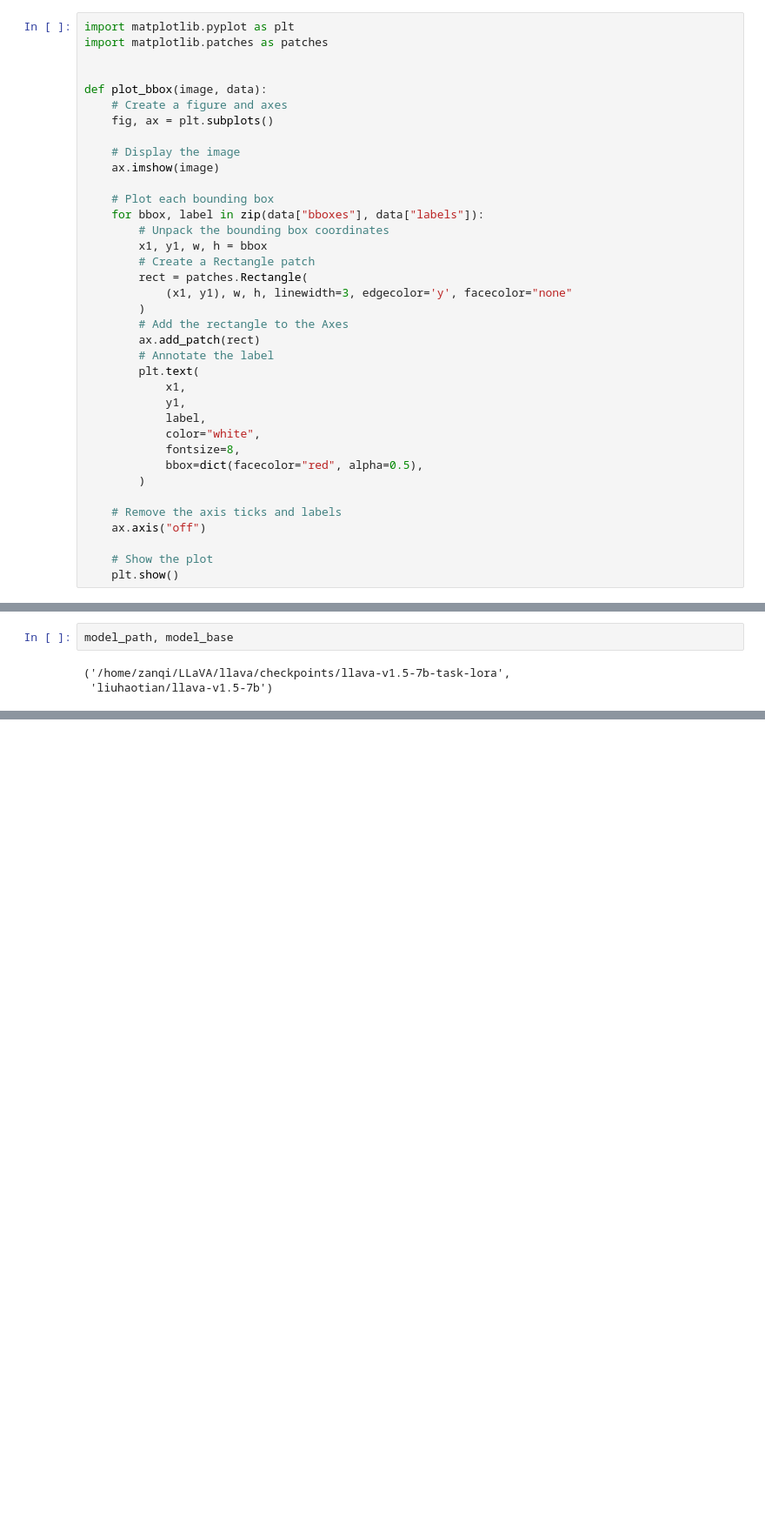
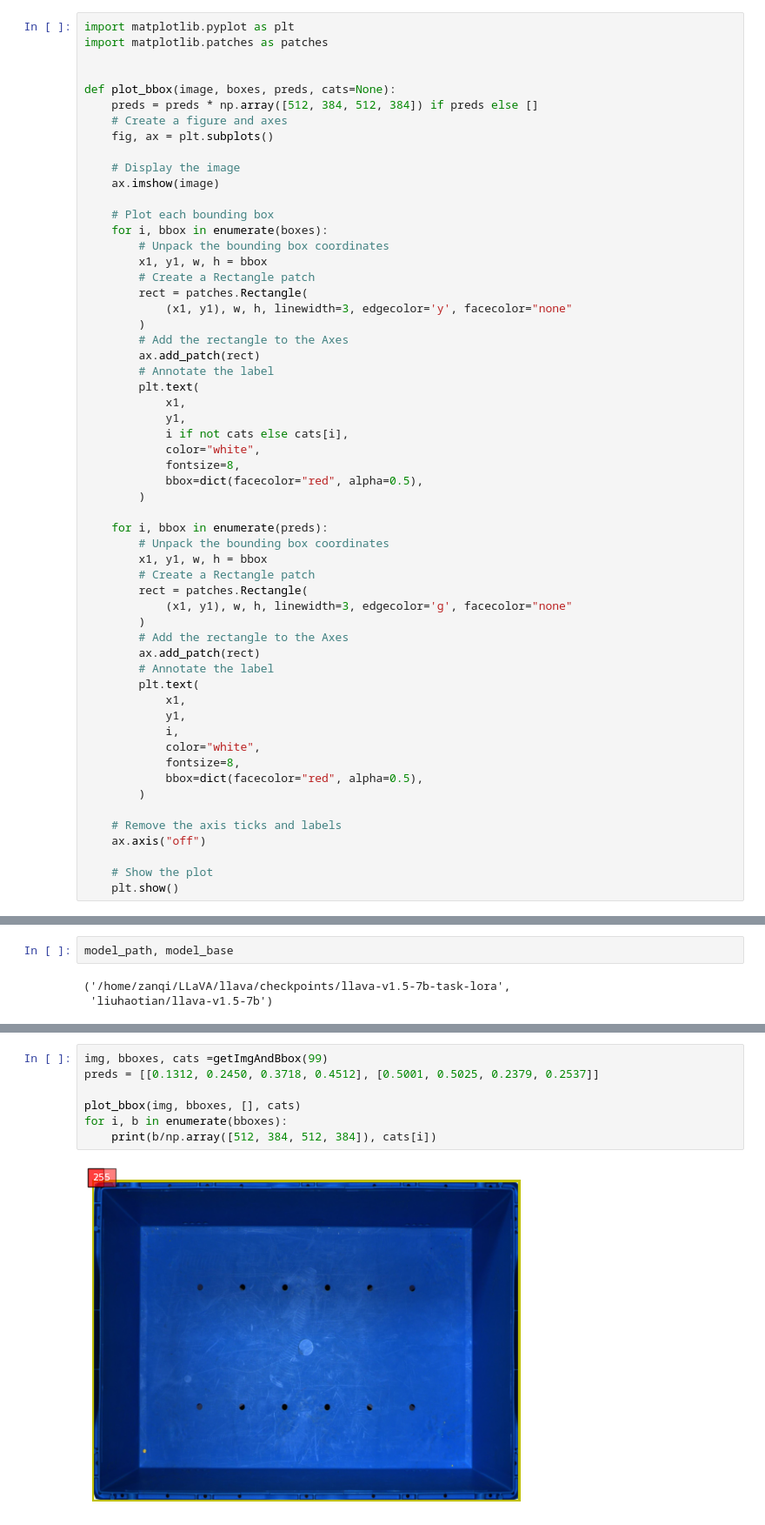
Before and after one commit to zanqi/LLaVA, a Jupyter notebook: demo.ipynb, the cells around one changed output, grey strips where cells are left out. Shown at 87% size. Saved outputs shown, nothing was run; the diff lists cells and outputs as text; blank space fills up the shorter version.

```diff
--- a/demo.ipynb
+++ b/demo.ipynb
@@ -41,7 +36,8 @@ import matplotlib.pyplot as plt
 import matplotlib.patches as patches
 
 
-def plot_bbox(image, data):
+def plot_bbox(image, boxes, preds, cats=None):
+    preds = preds * np.array([512, 384, 512, 384]) if preds else []
     # Create a figure and axes
     fig, ax = plt.subplots()
 
@@ -49,7 +45,7 @@ def plot_bbox(image, data):
     ax.imshow(image)
 
     # Plot each bounding box
-    for bbox, label in zip(data["bboxes"], data["labels"]):
+    for i, bbox in enumerate(boxes):
         # Unpack the bounding box coordinates
         x1, y1, w, h = bbox
         # Create a Rectangle patch
@@ -62,7 +58,26 @@ def plot_bbox(image, data):
         plt.text(
             x1,
             y1,
-            label,
+            i if not cats else cats[i],
+            color="white",
+            fontsize=8,
+            bbox=dict(facecolor="red", alpha=0.5),
+        )
+
+    for i, bbox in enumerate(preds):
+        # Unpack the bounding box coordinates
+        x1, y1, w, h = bbox
+        # Create a Rectangle patch
+        rect = patches.Rectangle(
+            (x1, y1), w, h, linewidth=3, edgecolor='g', facecolor="none"
+        )
+        # Add the rectangle to the Axes
+        ax.add_patch(rect)
+        # Annotate the label
+        plt.text(
+            x1,
+            y1,
+            i,
             color="white",
             fontsize=8,
             bbox=dict(facecolor="red", alpha=0.5),
@@ -136,0 +153,9 @@ AssertionError:
+# %%
+img, bboxes, cats =getImgAndBbox(99)
+preds = [[0.1312, 0.2450, 0.3718, 0.4512], [0.5001, 0.5025, 0.2379, 0.2537]]
+
+plot_bbox(img, bboxes, [], cats)
+for i, b in enumerate(bboxes):
+    print(b/np.array([512, 384, 512, 384]), cats[i])
+# %% [output]
+[figure, added]
```
Also changed, not shown: parts of 5 cells of this notebook, 8 other files.
